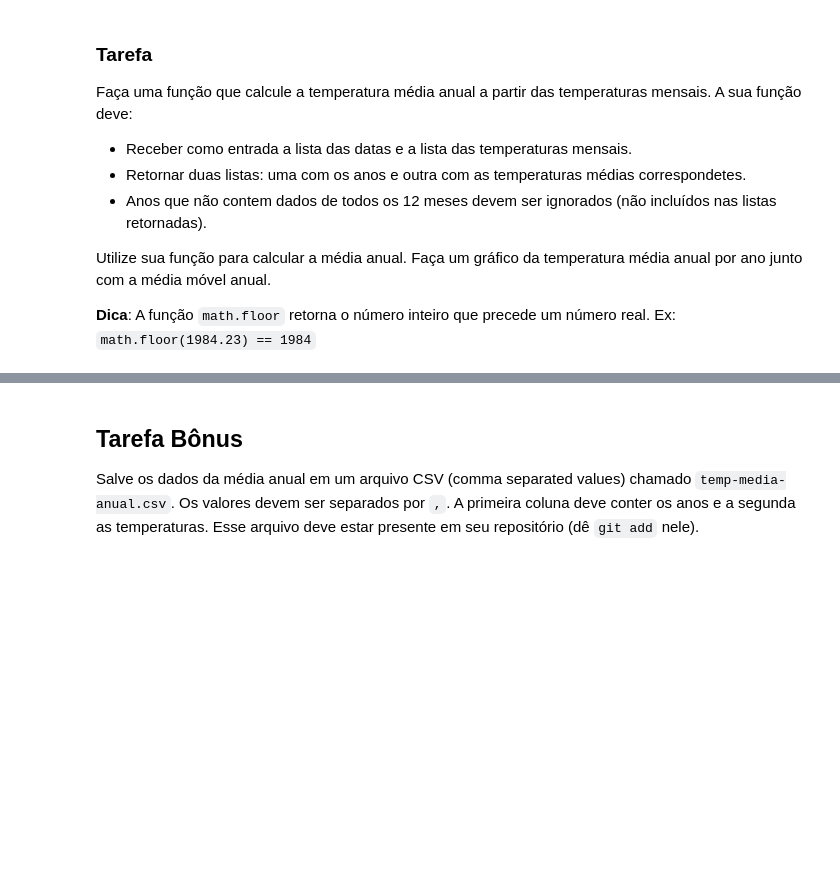
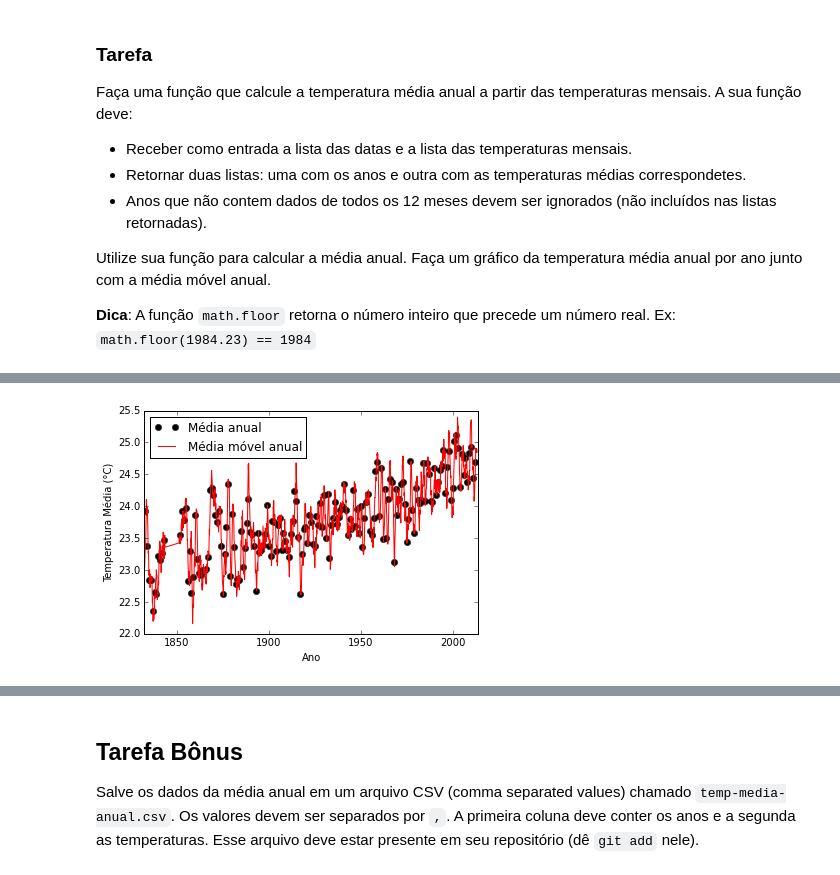
Before and after one commit to mat-esp-2015/capstone-leticia-maria-ana, a Jupyter notebook: capstone.ipynb, the cells around one changed output, grey strips where cells are left out. Drawn from its saved outputs; the diff is of its cells as text; code cells hidden in the pictures; blank space fills up the shorter version.

Commit message:
Criamos o arquivo alunos.txt e concluímos a tarefa 2, faltando terminar os comentários

```diff
--- a/capstone.ipynb
+++ b/capstone.ipynb
@@ -150,14 +154,17 @@ Utilize sua função para calcular a média anual. Faça um gráfico da temperat
 
 **Dica**: A função `math.floor` retorna o número inteiro que precede um número real. Ex: `math.floor(1984.23) == 1984`
 # %%
-def temperatura_media_anual(datas, temperaturas-mensais): # Definimos a função temperatura_media_anual com as lista das datas e a lista das temperaturas mensais como entrada
+def temperatura_media_anual(datas, temperaturas_mensais): # Definimos a função temperatura_media_anual com as lista das datas e a lista das temperaturas mensais como entrada
     """
     Calcula as temperaturas médias anuais a partir das temperaturas mensais, retornando duas listas: uma com os anos e uma com as temperaturas médias anuais.
     """
-SOMENTE ALGUNS PEDAÇOS SOLTOS ESCRITOS
-    anos = [] # Criamos uma lista vazia anos, que receberá no final da função as datas em anos decimais
+    anos = [] # Criamos uma lista vazia anos, que receberá os datas
     temp_media_anual = [] # Criamos uma lista vazia temp_anual, que receberá no final da função as médias anuais de temperatura
-COLOCAR OS if
-
-
-    return anos, temp_media_anual  # Retornamos como resultado da função as listas data e temp_anual
+    for i in range(0, len(datas), 1):
+        temp_anual_mensal = 0
+        if i + 11 < len(datas) and math.floor(datas[i]) == math.floor (datas[i + 11]):
+            for j in range(0, 12, 1):
+                temp_anual_mensal = temp_anual_mensal + (temperaturas_mensais[i + j]/12)
+            anos.append(math.floor(datas[i]))
+            temp_media_anual.append(temp_anual_mensal)
+    return anos, temp_media_anual  # Retornamos como resultado da função as listas data e temp_media_anual
@@ -164,14 +191,14 @@ COLOCAR OS if
 # %%
- # Carregamos os dados que vamos utilizar no gráfico utilizando as funções
-[data_mensal, temp_mensal] = temperatura_media_data("data/23.31S-42.82W-TAVG-Trend.txt")
-[anos, temp_media_anual] = temperatura_anual_data("LISTA1, LISTA2") ATENÇÃO AQUIIIIIII
+[anos, temp_media_anual] = temperatura_media_anual(data_mensal, temp_mensal) # Carregamos os dados que vamos usar no gráfico utilizando a função criada
 plt.figure() # Criamos uma figura
-plt.plot(data_mensal, temp_mensal, "ok", label = "Média anual") # Definimos os valores dos eixos, o marcador como bolinha preta e a legenda
+plt.plot(anos, temp_media_anual, "ok", label = "Média anual") # Definimos os valores dos eixos, o marcador como bolinha preta e a legenda
 plt.plot(data_anual, temp_anual, "-r", label = "Média móvel anual") # Definimos os valores dos eixos, o marcador como linha vermelha e a legenda
 plt.xlabel("Ano") # Nomeamos o eixo x
 plt.xlim(1832, 2014) # Definimos o intervalo de x
 plt.ylabel("Temperatura Média (°C)") # Nomeamos o eixo y
 legend = plt.legend(loc = 'upper left', fontsize = 'large') # Definimos a  posição e o tamanho da fonte da legenda
+# %% [output]
+[figure, added]
 # %% [markdown]
 ### Resultado esperado
 
```
Also changed, not shown: parts of 3 cells of this notebook, 1 other file.
